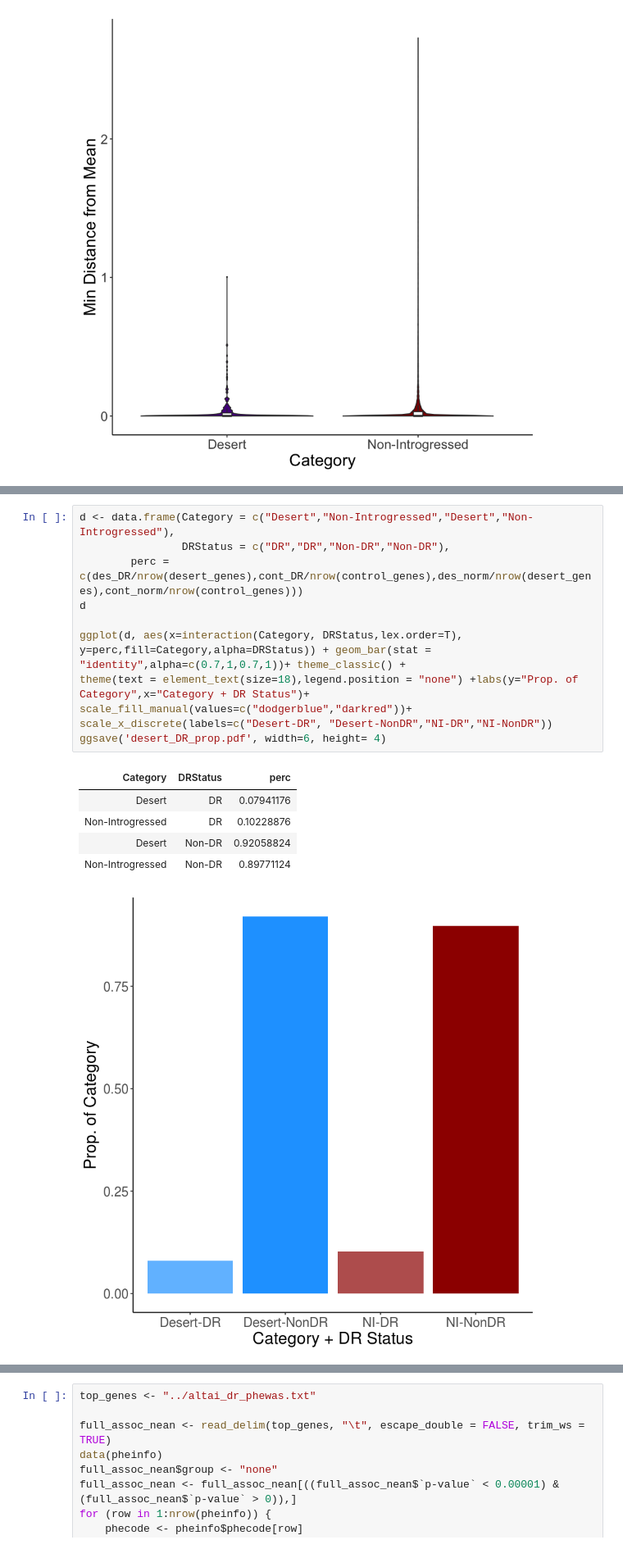
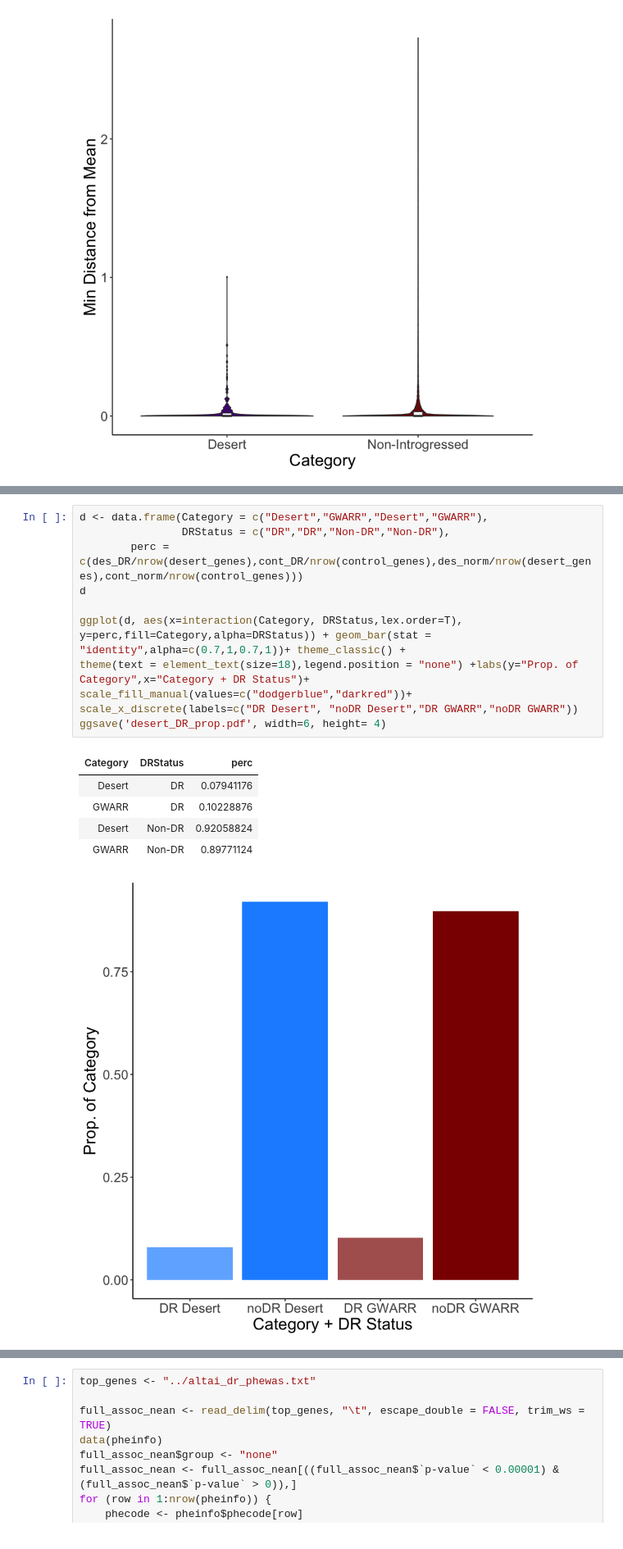
Before and after one commit to colbrall/neanderthal_predixcan_manuscript, a Jupyter notebook: scripts/neanderthal_predixcan_plots.ipynb, the cells around one changed output, grey strips where cells are left out. Shown at 82% size. Drawn from its saved outputs; the diff is of its cells as text.

```diff
--- a/scripts/neanderthal_predixcan_plots.ipynb
+++ b/scripts/neanderthal_predixcan_plots.ipynb
@@ -319,19 +370,19 @@ p-value = 0.1684
 sample estimates:
 [1] 0.7570563
 # %%
-d <- data.frame(Category = c("Desert","Non-Introgressed","Desert","Non-Introgressed"),
+d <- data.frame(Category = c("Desert","GWARR","Desert","GWARR"),
                 DRStatus = c("DR","DR","Non-DR","Non-DR"),
         perc = c(des_DR/nrow(desert_genes),cont_DR/nrow(control_genes),des_norm/nrow(desert_genes),cont_norm/nrow(control_genes)))
 d
 
 ggplot(d, aes(x=interaction(Category, DRStatus,lex.order=T), y=perc,fill=Category,alpha=DRStatus)) + geom_bar(stat = "identity",alpha=c(0.7,1,0.7,1))+ theme_classic() +
 theme(text = element_text(size=18),legend.position = "none") +labs(y="Prop. of Category",x="Category + DR Status")+ scale_fill_manual(values=c("dodgerblue","darkred"))+
-scale_x_discrete(labels=c("Desert-DR", "Desert-NonDR","NI-DR","NI-NonDR"))
+scale_x_discrete(labels=c("DR Desert", "noDR Desert","DR GWARR","noDR GWARR"))
 ggsave('desert_DR_prop.pdf', width=6, height= 4)
 # %% [output]
 | Category | DRStatus | perc |
 | Desert | DR | 0.07941176 |
-| Non-Introgressed | DR | 0.10228876 |
+| GWARR | DR | 0.10228876 |
 | Desert | Non-DR | 0.92058824 |
-| Non-Introgressed | Non-DR | 0.89771124 |
+| GWARR | Non-DR | 0.89771124 |
-[figure, old version]
+[figure, new version]
```
Also changed, not shown: parts of 30 cells of this notebook.
